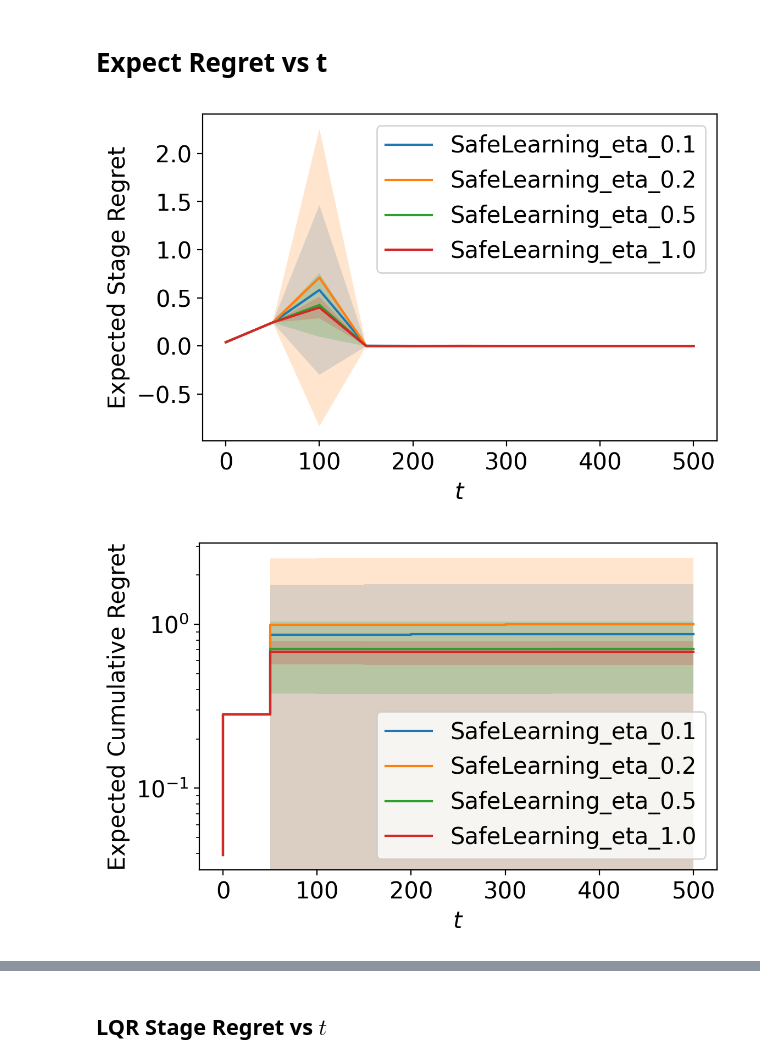
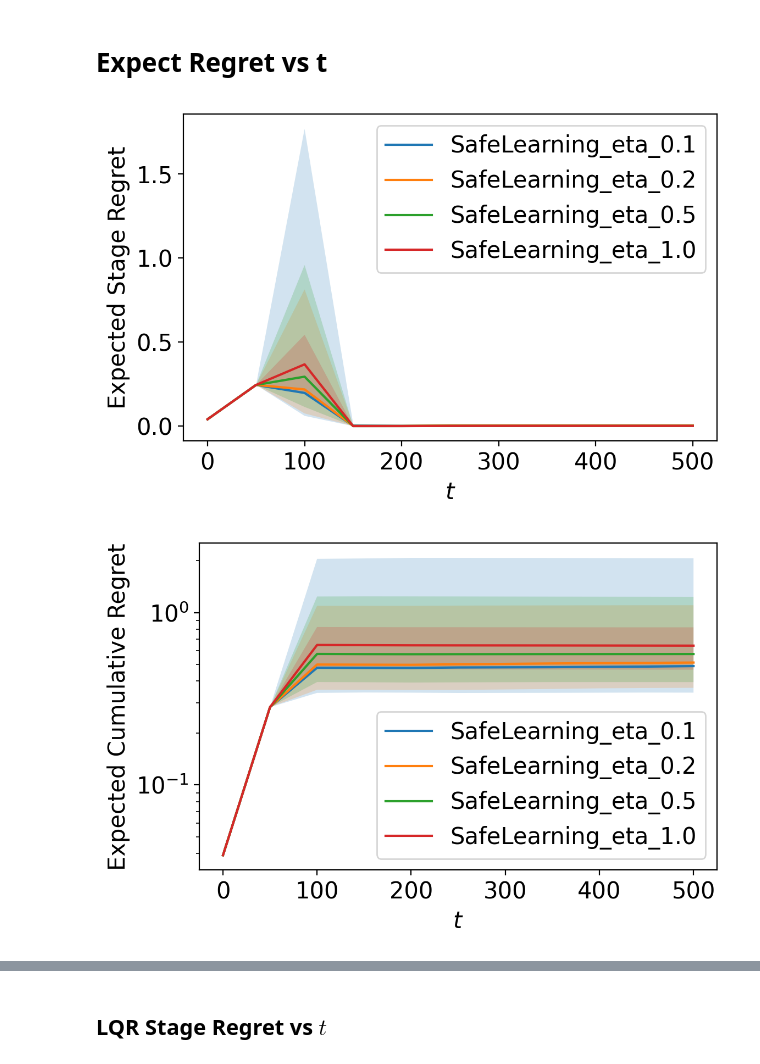
Before and after one commit to CoNG-harvard/SafeLearning, a Jupyter notebook: notebooks/Quadrotor1D/Plotting Core.ipynb, the cells around one changed output, grey strips where cells are left out. Cells and saved outputs as stored; diff of their text form; code cells hidden in the pictures.

Commit message:
Adding percentile plotting utility

```diff
--- a/notebooks/Quadrotor1D/Plotting Core.ipynb
+++ b/notebooks/Quadrotor1D/Plotting Core.ipynb
@@ -139,7 +136,8 @@ for key,item in expected_costs.items():
 
     if key!='ConstrainedDAP':
 
-        plot_with_errorband(ax,item-expected_costs['ConstrainedDAP'],indices = np.arange(item.shape[1])*50,label=key)
+        plot_with_percentile(ax,item-expected_costs['ConstrainedDAP'],0,90\
+                             ,indices = np.arange(item.shape[1])*50,label=key)
 
         ax.set_ylabel('Expected Stage Regret')
         ax.set_xlabel(r'$t$')
@@ -149,23 +147,24 @@ plt.tight_layout()
 plt.savefig('./figures/ExpectedStageRegret.png')
 plt.show()
 # %% [output]
-[figure, old version]
+[figure, new version]
 # %%
 plt.figure(dpi=200)
 ax = plt.gca()
 for key,item in expected_costs.items():
     if key!='ConstrainedDAP':
-        plot_with_errorband(ax,np.cumsum(item-expected_costs['ConstrainedDAP'],axis=-1),indices = np.arange(item.shape[1])*50,label=key,stepped=True)
+        plot_with_percentile(ax,np.cumsum(item-expected_costs['ConstrainedDAP'],axis=-1),0,90\
+                             ,indices = np.arange(item.shape[1])*50,label=key)
         ax.set_yscale('log')
 ax.set_ylabel('Expected Cumulative Regret')
 ax.set_xlabel(r'$t$')
 ax.legend()
 
 plt.tight_layout()
 plt.savefig('./figures/ExpectedCumuRegret.png')
 plt.show()
 # %% [output]
-[figure, old version]
+[figure, new version]
 # %%
 plt.figure(dpi=200)
 ax = plt.gca()
```
Also changed, not shown: parts of 4 cells of this notebook, 9 other files.
